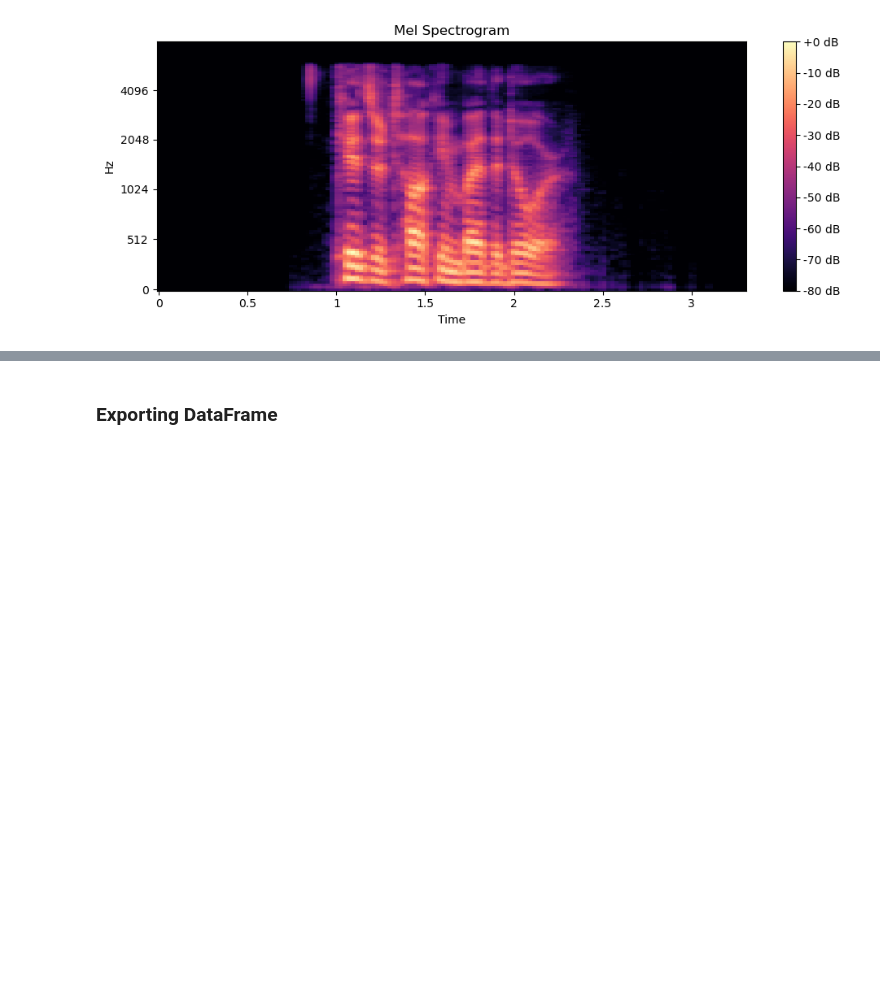
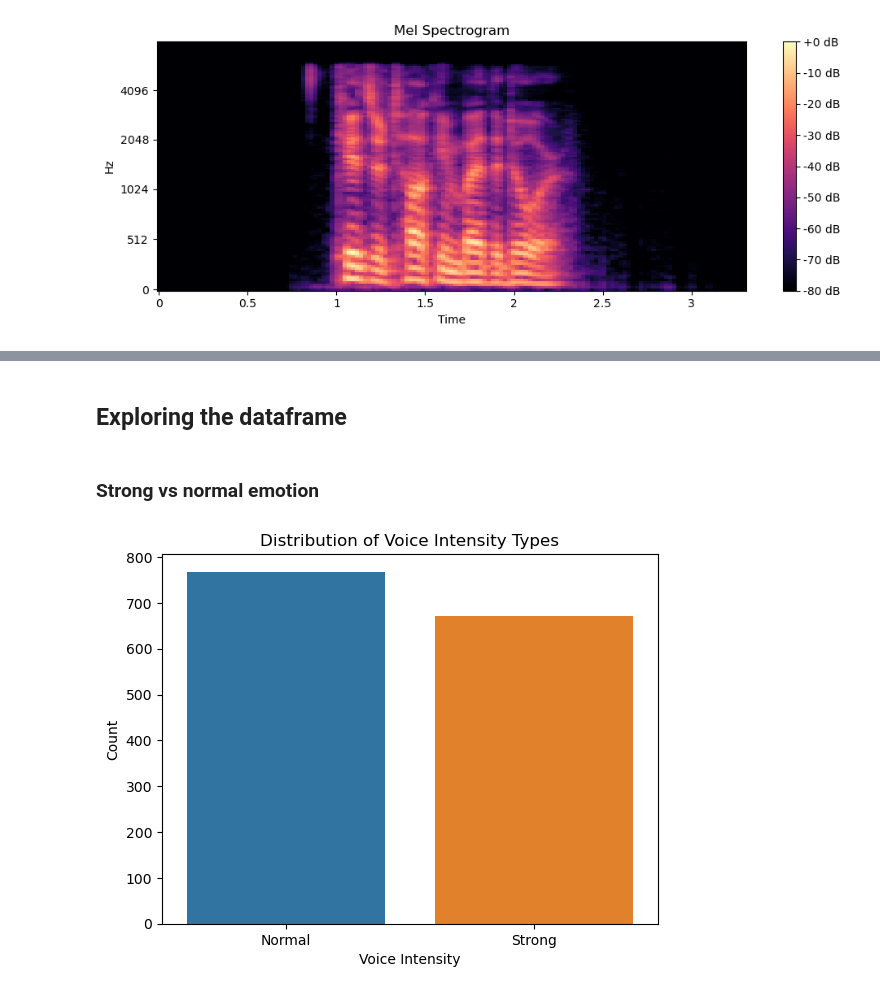
Before and after one commit to Impingere/Projects, a Jupyter notebook: 18.6.1 Capstone Two - Data Wrangling/Capstone 2 - Data Wrangling.ipynb, the cells around one changed output, grey strips where cells are left out. Drawn from its saved outputs; the diff is of its cells as text; code cells hidden in the pictures; blank space fills up the shorter version.

Commit message:
Updated data wrangling with dataframe information

```diff
--- a/18.6.1 Capstone Two - Data Wrangling/Capstone 2 - Data Wrangling.ipynb
+++ b/18.6.1 Capstone Two - Data Wrangling/Capstone 2 - Data Wrangling.ipynb
@@ -226,2 +339,20 @@ print(df.head())
-# %% [markdown]
-### Exporting DataFrame<a id='Exporting_DataFrame'></a>
+# %% [markdown]
+## Exploring the dataframe<a id='Exploring_the_dataframe'></a>
+# %% [markdown]
+### Strong vs normal emotion<a id='Strong_vs_normal_emotion'></a>
+# %%
+# Replace 1 and 2 with 'Normal' and 'Strong' in the 'voice_intensity' column
+df['voice_intensity'] = df['voice_intensity'].replace({1: 'Normal', 2: 'Strong'})
+
+# Create a count plot
+sns.countplot(x='voice_intensity', data=df)
+
+# Adding labels and title for clarity
+plt.xlabel('Voice Intensity')
+plt.ylabel('Count')
+plt.title('Distribution of Voice Intensity Types')
+
+# Display the plot
+plt.show()
+# %% [output]
+[figure, added]
```
Also changed, not shown: parts of 37 cells of this notebook, 1 other file.
